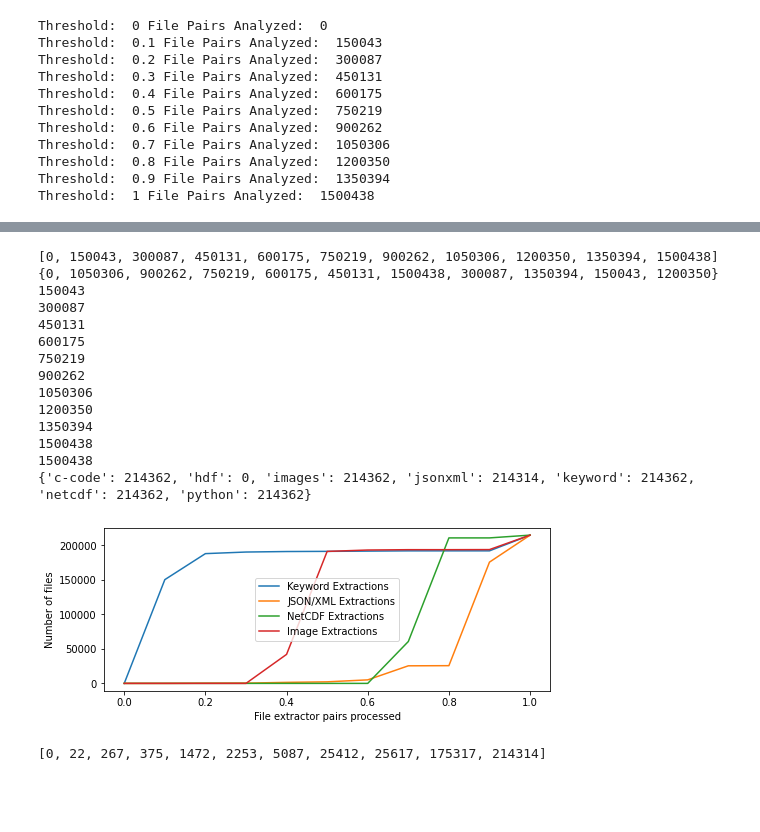
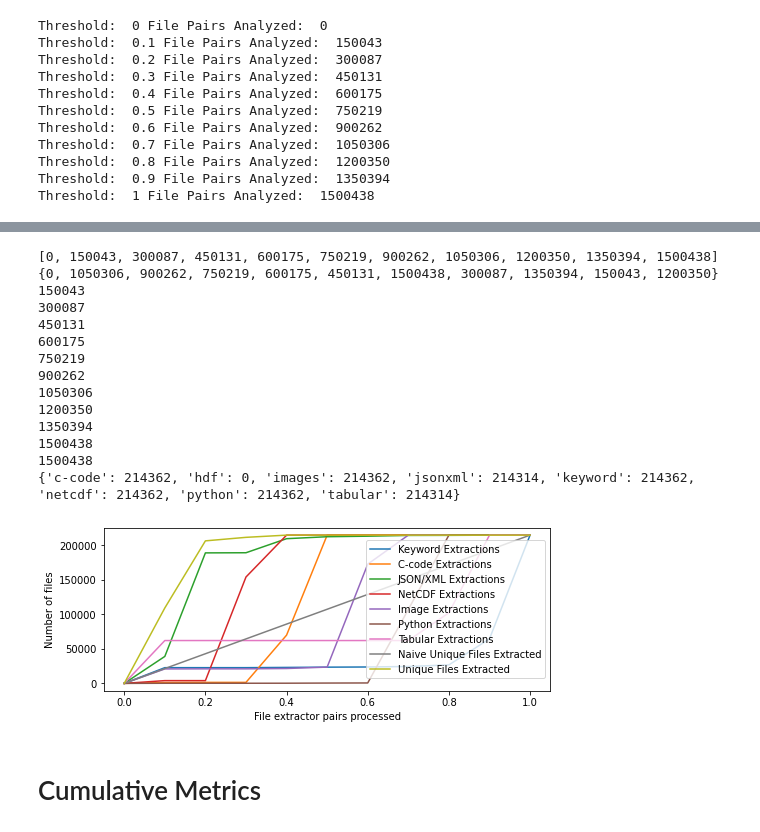
Before and after one commit to xtracthub/xtract-sampler, a Jupyter notebook: Scheduler/deqeue_analysis_iccs.ipynb, the cells around one changed output, grey strips where cells are left out. Cells and saved outputs as stored; diff of their text form; code cells hidden in the pictures; blank space fills up the shorter version.

```diff
--- a/Scheduler/deqeue_analysis_iccs.ipynb
+++ b/Scheduler/deqeue_analysis_iccs.ipynb
@@ -144,7 +183,7 @@ for threshold in x:
 		for metric, v in total.items():
 			v.append(scores[metric][:input_threshold].sum())
 		for metric, v in average.items():
-			v.append(np.sum(scores[metric][:input_threshold]))
+			v.append(np.mean(scores[metric][:input_threshold]))
 
 for k, v in file_count.items():
 	v = np.asarray(v)
@@ -183,3 +331,0 @@ plt.legend(fontsize='small')
-# %%
-for k, v in file_count.items():
-	print(v)
@@ -200,7 +332,7 @@ plt.plot(x, total['readability'], '-o', color='b', label='Readable files')
 # %%
 x = [0, 0.1, 0.2, 0.3, 0.4, 0.5, 0.6, 0.7, 0.8, 0.9, 1]
-extractor_count = {"c-code": [], "hdf": [], "images": [], "jsonxml": [], "keyword": [], "netcdf": [], "python": []}
-extractor_thresh = {"c-code": 0, "hdf": 0, "images": 0, "jsonxml": 0, "keyword": 0, "netcdf": 0, "python": 0}
+extractor_count = {"c-code": [], "hdf": [], "images": [], "jsonxml": [], "keyword": [], "netcdf": [], "python": [], 'tabular': []}
+extractor_thresh = {"c-code": 0, "hdf": 0, "images": 0, "jsonxml": 0, "keyword": 0, "netcdf": 0, "python": 0, 'tabular': 0}
 
 
 thresholds = x.copy()
@@ -222,8 +354,7 @@ while i < len(cdiac_priority_list):
 		for k, v in extractor_thresh.items():
 			extractor_count[k].append(v)
 
-	if cdiac_priority_list[i][1] != 'tabular':
-		extractor_thresh[cdiac_priority_list[i][1]] += 1
+	extractor_thresh[cdiac_priority_list[i][1]] += 1
 
 	i += 1
 
@@ -243,23 +374,45 @@ print(extractor_thresh)
 1350394
 1500438
 1500438
-{'c-code': 214362, 'hdf': 0, 'images': 214362, 'jsonxml': 214314, 'keyword': 214362, 'netcdf': 214362, 'python': 214362}
+{'c-code': 214362, 'hdf': 0, 'images': 214362, 'jsonxml': 214314, 'keyword': 214362, 'netcdf': 214362, 'python': 214362, 'tabular': 214314}
+# %%
+naive_unique_files = []
+scheduler_unique_files = []
+
+scheduler_set = set()
+naive_set = set()
+
+i = 0
+while i < len(cdiac_priority_list):
+	scheduler_set.add(cdiac_priority_list[i][0])
+	naive_set.add(cdiac_baseline_list[i][0])
+
+	if i == 0:
+		naive_unique_files.append(0)
+		scheduler_unique_files.append(0)
+	elif i + 1 in thresholds:
+		naive_unique_files.append(len(naive_set))
+		scheduler_unique_files.append(len(scheduler_set))
+
+	i += 1
 # %%
 plt.figure(figsize=(8, 3))
 plt.plot(x, extractor_count["keyword"], label="Keyword Extractions")
-#plt.plot(x, extractor_count["c-code"], label="C-code Extractions")
+plt.plot(x, extractor_count["c-code"], label="C-code Extractions")
 plt.plot(x, extractor_count["jsonxml"], label="JSON/XML Extractions")
 plt.plot(x, extractor_count["netcdf"], label="NetCDF Extractions")
 plt.plot(x, extractor_count["images"], label="Image Extractions")
-#plt.plot(x, extractor_count["python"], label="Python Extractions")
+plt.plot(x, extractor_count["python"], label="Python Extractions")
+plt.plot(x, extractor_count["tabular"], label="Tabular Extractions")
+plt.plot(x, naive_unique_files, label="Naive Unique Files Extracted")
+plt.plot(x, scheduler_unique_files, label="Unique Files Extracted")
+
 
 plt.xlabel("File extractor pairs processed")
 plt.ylabel("Number of files")
 plt.legend()
 plt.show()
 # %% [output]
-[figure, old version]
+[figure, new version]
-# %%
-print(extractor_count["jsonxml"])
-# %% [output]
-[0, 22, 267, 375, 1472, 2253, 5087, 25412, 25617, 175317, 214314]
+# %% [markdown]
+# Cumulative Metrics
```
Also changed, not shown: parts of 21 cells of this notebook, 3 other files.
